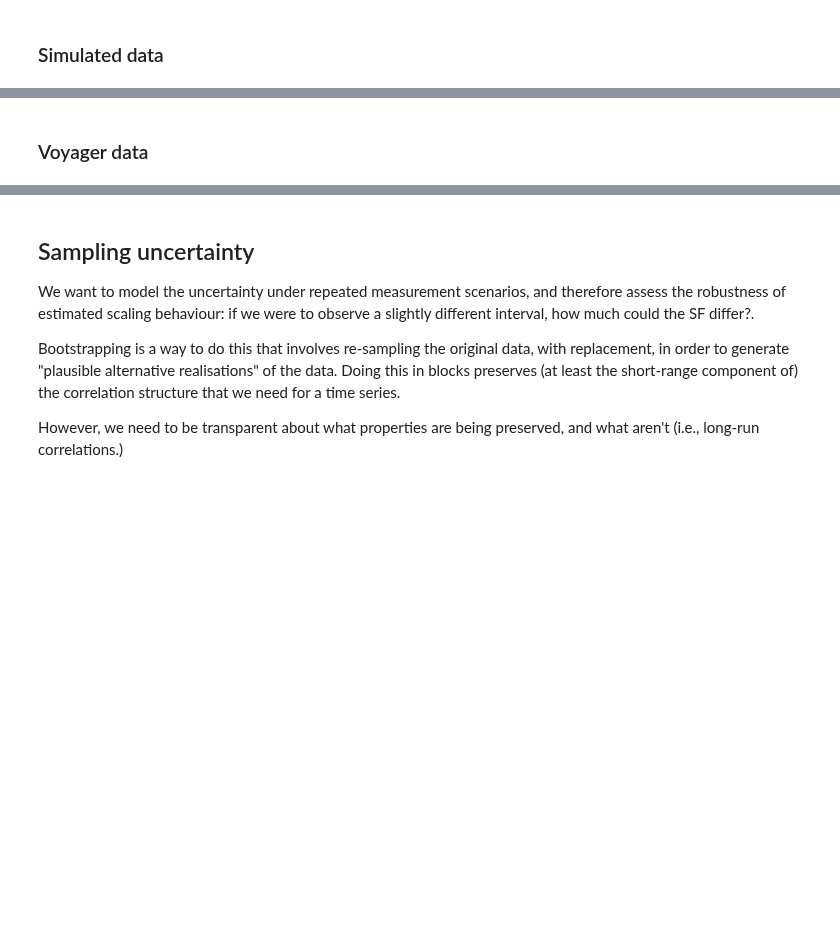
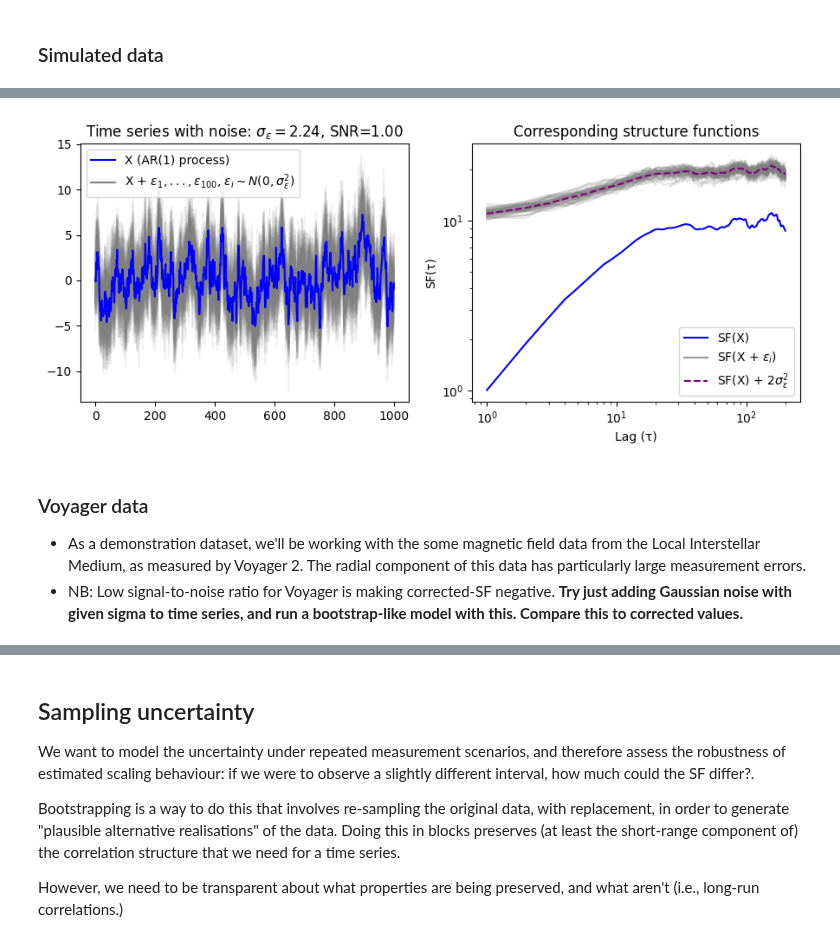
Before and after one commit to daniel-wrench/sf_gap_analysis, a Jupyter notebook: notebooks/sf_uncertainty_demo.ipynb, the cells around one changed output, grey strips where cells are left out. Cells and saved outputs as stored; diff of their text form; code cells hidden in the pictures; blank space fills up the shorter version.

```diff
--- a/notebooks/sf_uncertainty_demo.ipynb
+++ b/notebooks/sf_uncertainty_demo.ipynb
@@ -151,2 +213,12 @@ plt.show()
+# %%
+snr = 1
+sf_true, sf_boot, sf_noise, x_boot_all, snr, sigma_eps = noise_bootstrap_sf(
+    x=ts_sim, max_lag=200, snr=snr, n_bootstraps=50, data_name="AR(1) process"
+)
+# %% [output]
+[figure, added]
 # %% [markdown]
 ### Voyager data
+
+- As a demonstration dataset, we'll be working with the some magnetic field data from the Local Interstellar Medium, as measured by Voyager 2. The radial component of this data has particularly large measurement errors.
+- NB: Low signal-to-noise ratio for Voyager is making corrected-SF negative. **Try just adding Gaussian noise with given sigma to time series, and run a bootstrap-like model with this. Compare this to corrected values.**
```
Also changed, not shown: parts of 18 cells of this notebook.
